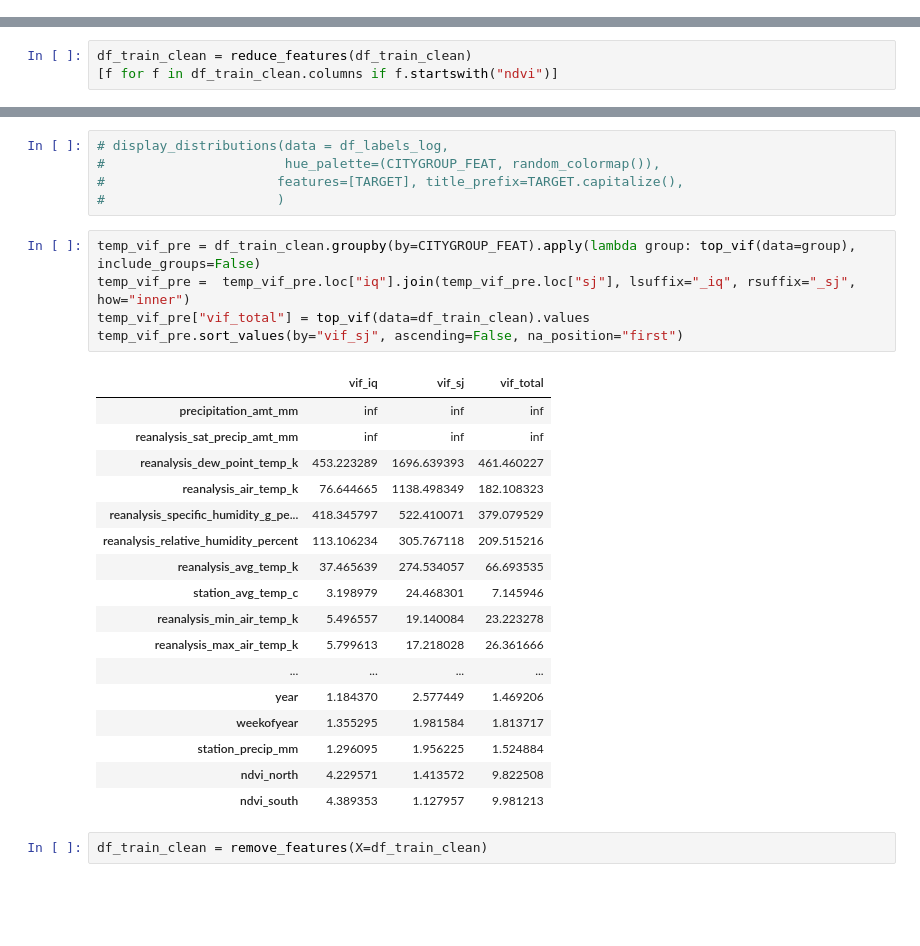
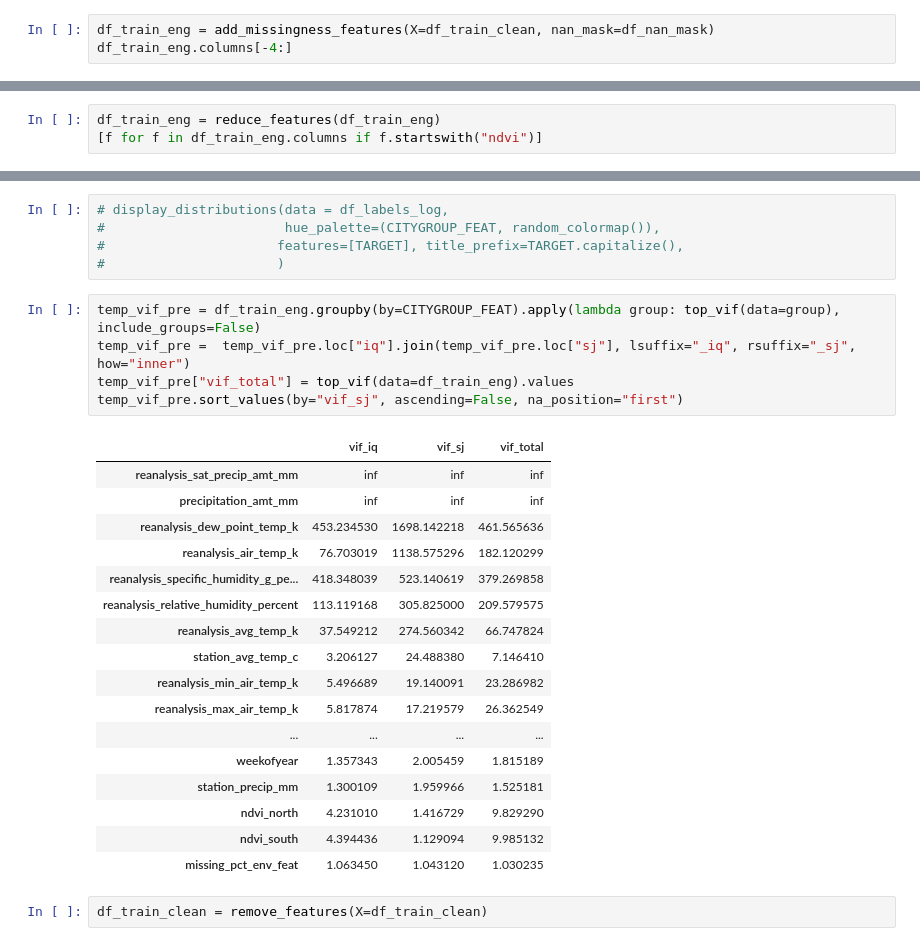
Before and after one commit to ButrosV/dengue-transfer-learn, a Jupyter notebook: notebooks/03_feature_eng_dengue.ipynb, the cells around one changed output, grey strips where cells are left out. Saved outputs shown, nothing was run; the diff lists cells and outputs as text; blank space fills up the shorter version.

Commit message:
added missingnes feature engineering functionality

```diff
--- a/notebooks/03_feature_eng_dengue.ipynb
+++ b/notebooks/03_feature_eng_dengue.ipynb
@@ -156,0 +215,3 @@ TypeError: tuple expected at most 1 argument, got 3
+# %%
+df_train_eng = add_missingness_features(X=df_train_clean, nan_mask=df_nan_mask)
+df_train_eng.columns[-4:]
@@ -199,8 +264,8 @@ TypeError: tuple expected at most 1 argument, got 3
 
 #     return X_reduced
 # %%
-df_train_clean = reduce_features(df_train_clean)
-[f for f in df_train_clean.columns if f.startswith("ndvi")]
+df_train_eng = reduce_features(df_train_eng)
+[f for f in df_train_eng.columns if f.startswith("ndvi")]
 # %% [output]
 ['ndvi_north', 'ndvi_south']
 # %% [markdown]
@@ -311,28 +376,28 @@ cnfg.preprocess.multicolinear["removal_list"]
 #                      features=[TARGET], title_prefix=TARGET.capitalize(),
 #                      )
 # %%
-temp_vif_pre = df_train_clean.groupby(by=CITYGROUP_FEAT).apply(lambda group: top_vif(data=group), include_groups=False)
+temp_vif_pre = df_train_eng.groupby(by=CITYGROUP_FEAT).apply(lambda group: top_vif(data=group), include_groups=False)
 temp_vif_pre =  temp_vif_pre.loc["iq"].join(temp_vif_pre.loc["sj"], lsuffix="_iq", rsuffix="_sj", how="inner")
-temp_vif_pre["vif_total"] = top_vif(data=df_train_clean).values
+temp_vif_pre["vif_total"] = top_vif(data=df_train_eng).values
 temp_vif_pre.sort_values(by="vif_sj", ascending=False, na_position="first")
 # %% [output]
 |  | vif_iq | vif_sj | vif_total |
+| reanalysis_sat_precip_amt_mm | inf | inf | inf |
 | precipitation_amt_mm | inf | inf | inf |
-| reanalysis_sat_precip_amt_mm | inf | inf | inf |
-| reanalysis_dew_point_temp_k | 453.223289 | 1696.639393 | 461.460227 |
-| reanalysis_air_temp_k | 76.644665 | 1138.498349 | 182.108323 |
-| reanalysis_specific_humidity_g_pe... | 418.345797 | 522.410071 | 379.079529 |
-| reanalysis_relative_humidity_percent | 113.106234 | 305.767118 | 209.515216 |
-| reanalysis_avg_temp_k | 37.465639 | 274.534057 | 66.693535 |
-| station_avg_temp_c | 3.198979 | 24.468301 | 7.145946 |
-| reanalysis_min_air_temp_k | 5.496557 | 19.140084 | 23.223278 |
-| reanalysis_max_air_temp_k | 5.799613 | 17.218028 | 26.361666 |
+| reanalysis_dew_point_temp_k | 453.234530 | 1698.142218 | 461.565636 |
+| reanalysis_air_temp_k | 76.703019 | 1138.575296 | 182.120299 |
+| reanalysis_specific_humidity_g_pe... | 418.348039 | 523.140619 | 379.269858 |
+| reanalysis_relative_humidity_percent | 113.119168 | 305.825000 | 209.579575 |
+| reanalysis_avg_temp_k | 37.549212 | 274.560342 | 66.747824 |
+| station_avg_temp_c | 3.206127 | 24.488380 | 7.146410 |
+| reanalysis_min_air_temp_k | 5.496689 | 19.140091 | 23.286982 |
+| reanalysis_max_air_temp_k | 5.817874 | 17.219579 | 26.362549 |
 | ... | ... | ... | ... |
-| year | 1.184370 | 2.577449 | 1.469206 |
-| weekofyear | 1.355295 | 1.981584 | 1.813717 |
-| station_precip_mm | 1.296095 | 1.956225 | 1.524884 |
-| ndvi_north | 4.229571 | 1.413572 | 9.822508 |
-| ndvi_south | 4.389353 | 1.127957 | 9.981213 |
+| weekofyear | 1.357343 | 2.005459 | 1.815189 |
+| station_precip_mm | 1.300109 | 1.959966 | 1.525181 |
+| ndvi_north | 4.231010 | 1.416729 | 9.829290 |
+| ndvi_south | 4.394436 | 1.129094 | 9.985132 |
+| missing_pct_env_feat | 1.063450 | 1.043120 | 1.030235 |
 # %%
 df_train_clean = remove_features(X=df_train_clean)
 # %%
```
Also changed, not shown: parts of 11 cells of this notebook, 4 other files.
